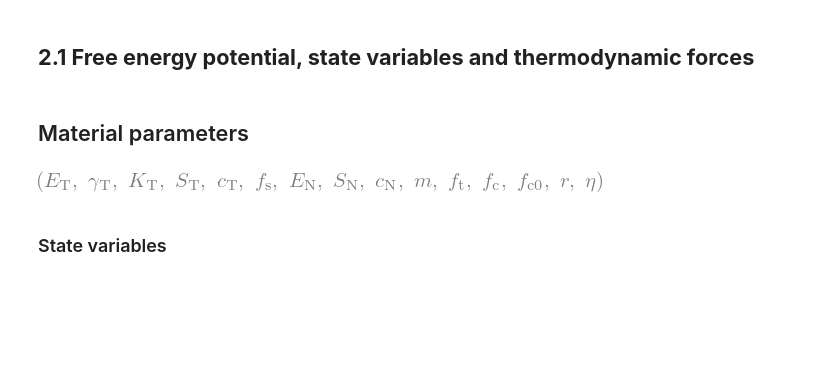
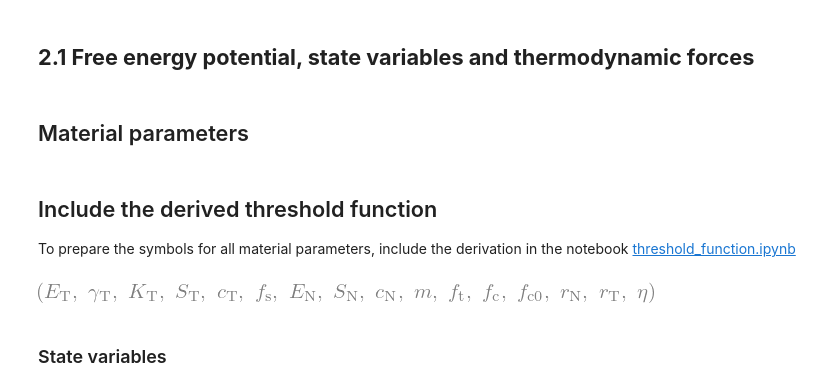
Before and after one commit to bmcs-group/bmcs_slide, a Jupyter notebook: notebooks/csdcm_slide.ipynb, the cells around one changed output. Saved outputs shown, nothing was run; the diff lists cells and outputs as text; code cells hidden in the pictures; blank space fills up the shorter version.

```diff
--- a/notebooks/csdcm_slide.ipynb
+++ b/notebooks/csdcm_slide.ipynb
@@ -85,12 +75,18 @@ r = Cymbol(r'r', codename='r_', real=True, nonnegative=True)
 eta = Cymbol('eta', codename='eta_', real=True, nonnegative=True)
+# %% [markdown]
+## Include the derived threshold function
+
+To prepare the symbols for all material parameters, include the derivation in the notebook
+[threshold_function.ipynb](threshold_function.ipynb)
 # %%
 %%capture
 %run threshold_function.ipynb
 # %%
-sp_vars = (E_T, gamma_T, K_T, S_T, c_T, f_s, E_N, S_N, c_N, m, f_t, f_c, f_c0, r, eta)
+sp_vars = (E_T, gamma_T, K_T, S_T, c_T, f_s, E_N, S_N, c_N, m, f_t, f_c, f_c0,
+           r_N, r_T, eta)
 sp_vars
 # %% [output]
-[figure, old version]
+[figure, new version]
 # %% [markdown]
 ### State variables
 # %%
```
Also changed, not shown: parts of 17 cells of this notebook, 1 other file.
